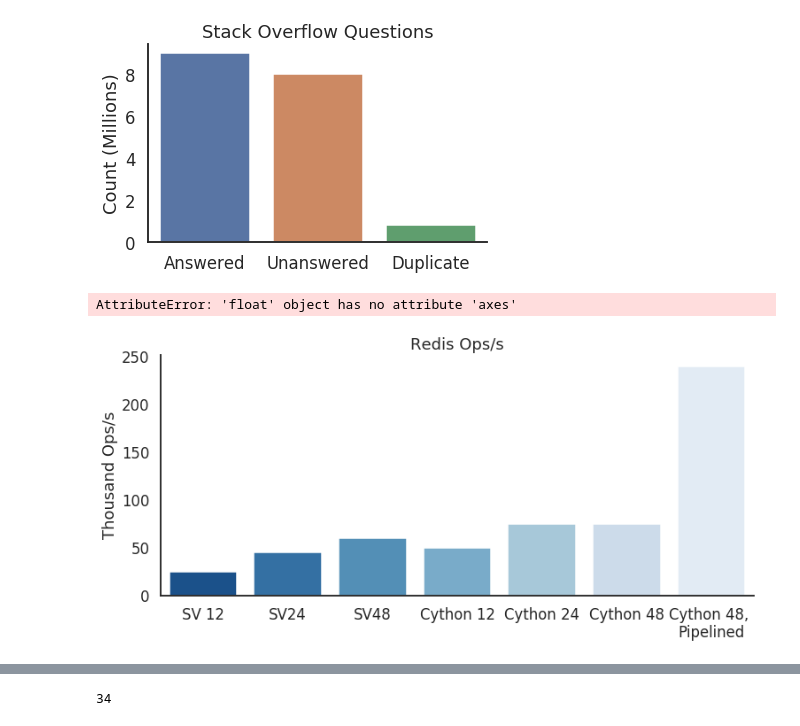
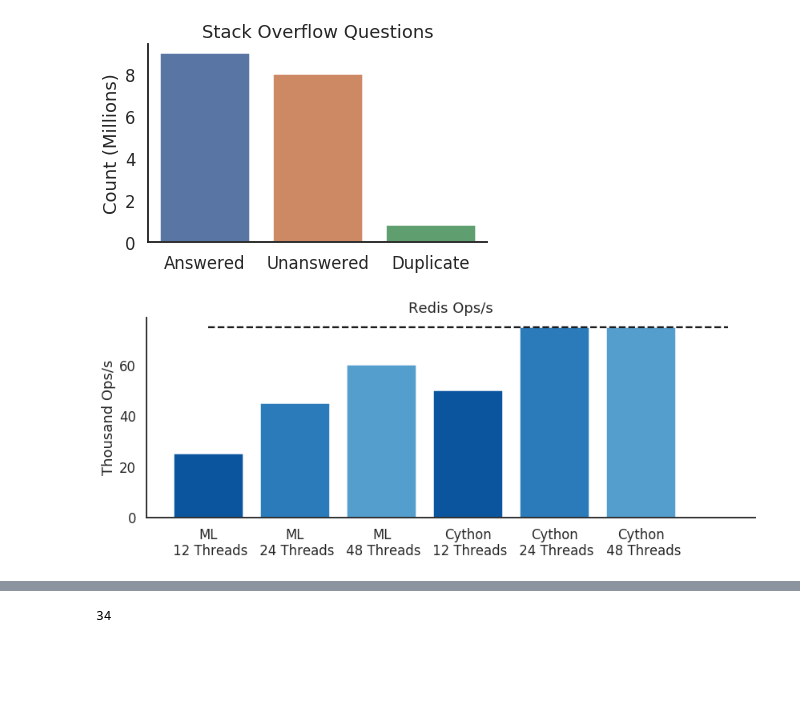
Before and after one commit to nealde/Insight, a Jupyter notebook: mvp/pipe_model.ipynb, the cells around one changed output, grey strips where cells are left out. Cells and saved outputs as stored; diff of their text form; code cells hidden in the pictures; blank space fills up the shorter version.

```diff
--- a/mvp/pipe_model.ipynb
+++ b/mvp/pipe_model.ipynb
@@ -563,27 +726,35 @@ plt.tight_layout(h_pad=2)
 # %%
 import seaborn as sns
 sns.set(style="white", context="talk")
 
 # old_sv_12 = [2.2, 1.9, 8, 108, 214, ] # time in seconds, 35 ops / second
 # old_sv_24 = [2.2, 1.9, 7, 90, 162, 263] # time in seconds, 45k ops / s
 old_sv_48 = [2.2, 1.9, 8, 70, 155, 225 ] # time in seconds,
-x = [0,1,2,3,4,5,6]
-y = [25,45,60,50,75,75,240]
-xlabels = ['SV 12','SV24','SV48','Cython 12','Cython 24','Cython 48','Cython 48, \nPipelined']
+x = [0,1,2,3,4,5]#,6]
+y = [25,45,60,50,75,75]#,240]
+xlabels = ['ML\n 12 Threads','ML\n 24 Threads','ML\n 48 Threads',
+           'Cython\n 12 Threads','Cython\n 24 Threads','Cython\n 48 Threads']#,'Cython 48, \nPipelined']
+
+b1 = sns.color_palette('Blues_r')[0]
+b2 = sns.color_palette('Blues_r')[1]
+b3 = sns.color_palette('Blues_r')[2]
 #plt.bar(x,y)
 # sns.barplot(x=x, y=old_sv_12, palette="deep")
 # sns.barplot(x=x, y=old_sv_24, palette="deep")
 plt.figure(figsize=(12,5))
+plt.plot([0,6],[75,75],color='k',linestyle='--',label='Saturation Limit')
 # sns.barplot(x=x, y=old_sv_48, palette="rocket")
 # time_48 = [2, 2.5, 4.5, 52, 99, 165] # time in seconds, ~82k ops/s
 # time_cy_48 = [1.6, 1.0, 1.7, 11.5, 20, 32] # ~240k ops/s
-sns.barplot(x=x, y=y, palette="Blues_r")
+# sns.barplot(x=x, y=y, palette="Blues_r")
+
+plt.bar(x,y,color=[b1,b2,b3,b1,b2,b3])
 plt.ylabel("Thousand Ops/s")
 plt.title("Redis Ops/s")
 plt.xticks(x, xlabels)
 sns.despine(bottom=False)
-plt.setp(f.axes, yticks=[])
+# plt.setp(f.axes, yticks=[])
 plt.tight_layout(h_pad=2)
+plt.savefig('redis_ops.png', dpi=600)
 # %% [output]
-AttributeError: 'float' object has no attribute 'axes'
-[figure, old version]
+[figure, new version]
```
Also changed, not shown: parts of 29 cells of this notebook, 38 other files.
